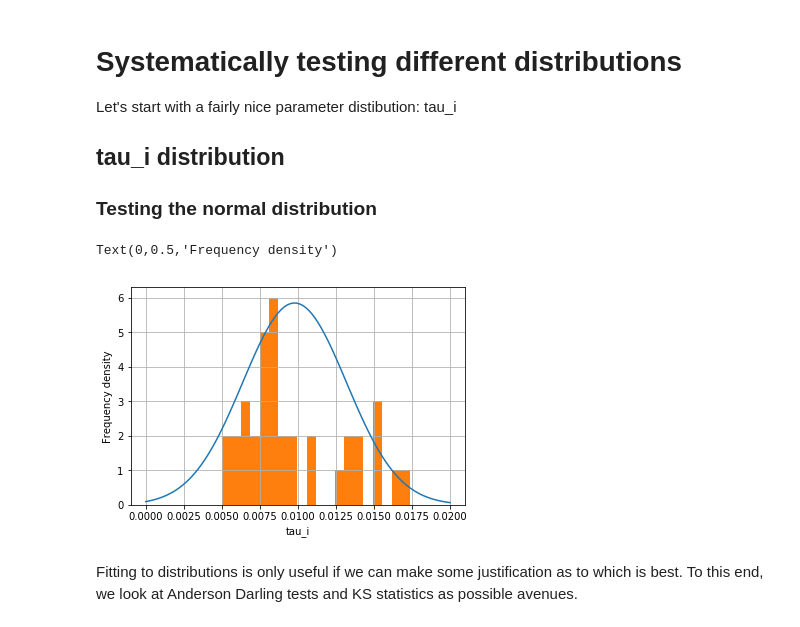
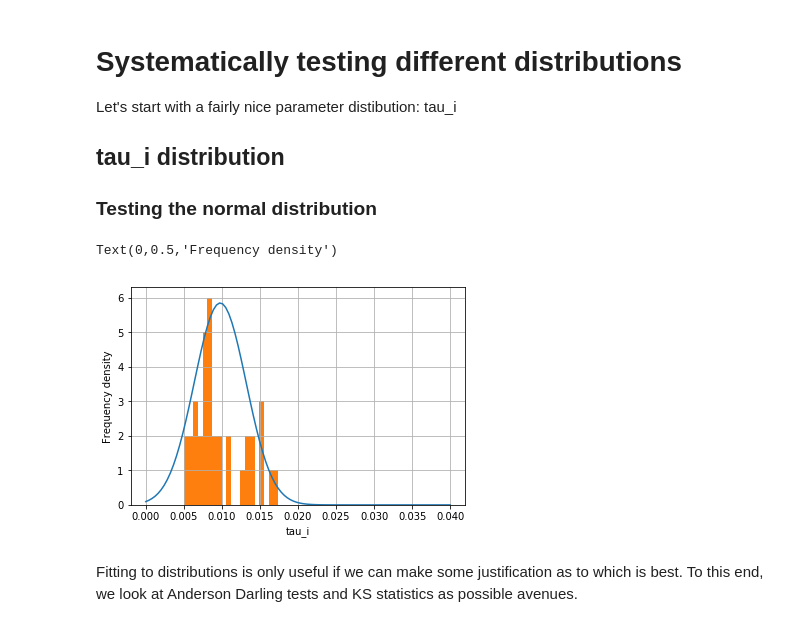
Before and after one commit to Raj-Lab-UCSF/spectrome, a Jupyter notebook: SCFC-spectral-python/SCFC/notebooks/prior-distributions.ipynb, the cells around one changed output. Drawn from its saved outputs; the diff is of its cells as text; code cells hidden in the pictures.

```diff
--- a/SCFC-spectral-python/SCFC/notebooks/prior-distributions.ipynb
+++ b/SCFC-spectral-python/SCFC/notebooks/prior-distributions.ipynb
@@ -243,20 +243,20 @@ Let's start with a fairly nice parameter distibution: tau_i
 ### Testing the normal distribution
 # %%
 from scipy import stats
-m, s = stats.norm.fit(tau_i)
-x = np.linspace(0, 0.1, 100)
+m_taui, s_taui = stats.norm.fit(tau_i)
+x = np.linspace(0, 0.04, 100)
 # %%
-pdf_taui = 0.05*stats.norm.pdf(x, m, s) # now get theoretical values in our interval
+pdf_taui = 0.05*stats.norm.pdf(x, m_taui, s_taui) # now get theoretical values in our interval
 mpl.plot(x, pdf_taui, label="Norm") # plot it
 mpl.hist(tau_i, 20)
 
 mpl.grid(True)
 mpl.xlabel('tau_i')
 mpl.ylabel('Frequency density')
 #mpl.title('Errors using linear data')
 # %% [output]
 Text(0,0.5,'Frequency density')
-[figure, old version]
+[figure, new version]
 # %% [markdown]
 Fitting to distributions is only useful if we can make some justification as to which is best. To this end, we look at Anderson Darling tests and KS statistics as possible avenues.
 # %% [markdown]
```
Also changed, not shown: parts of 39 cells of this notebook.
